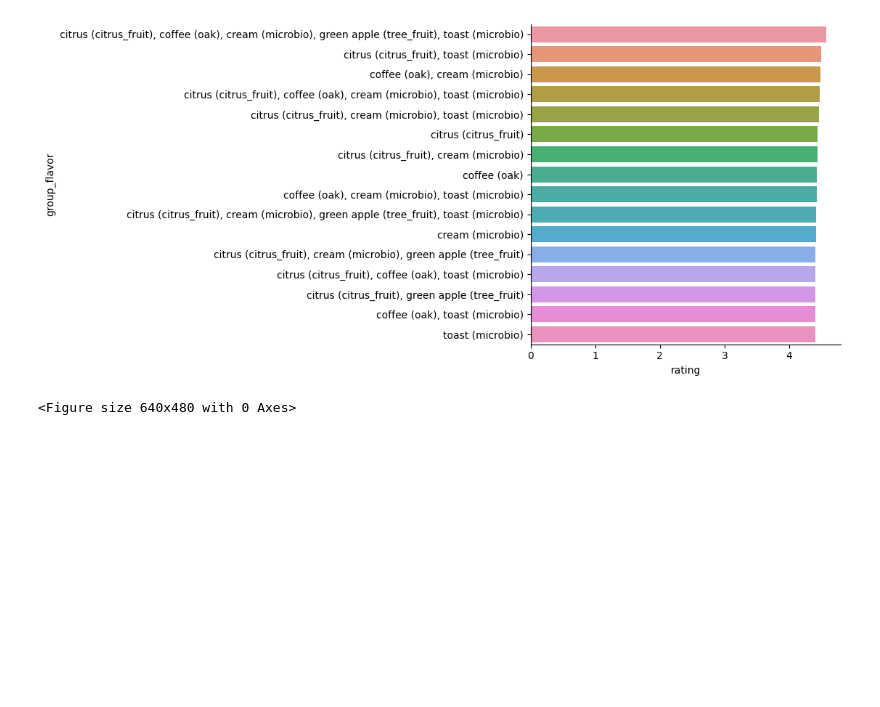
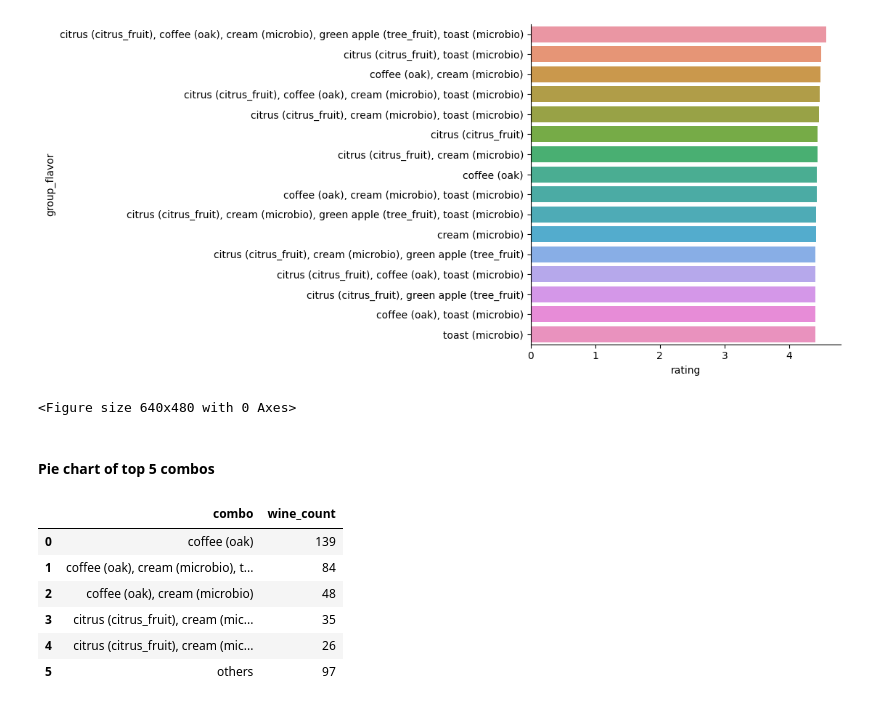
Before and after one commit to Finol12/Wiwinio-Project, a Jupyter notebook: notebooks/question_3.ipynb, the cells around one changed output. Saved outputs shown, nothing was run; the diff lists cells and outputs as text; code cells hidden in the pictures; blank space fills up the shorter version.

```diff
--- a/notebooks/question_3.ipynb
+++ b/notebooks/question_3.ipynb
@@ -303,3 +304,26 @@ plt.clf()
 # %% [output]
 [figure]
 <Figure size 640x480 with 0 Axes>
+# %% [markdown]
+#### Pie chart of top 5 combos
+# %%
+wines_per_taste = flavor_count_per_wine.groupby("group_flavor")[["wine_name"]].count()
+wines_per_taste = wines_per_taste.reset_index()
+wines_per_taste.columns = ["combo", "wine_count"]
+wines_per_taste = wines_per_taste.sort_values("wine_count", ascending=False)
+
+wines_per_taste_top5 = wines_per_taste.iloc[0:5,:]
+
+new_row = {'combo': ['others'], 'wine_count': [sum(wines_per_taste.iloc[5:,1])]}
+wines_per_taste_others = pd.DataFrame(new_row)
+wines_per_taste_top5_rest = pd.concat([wines_per_taste_top5, wines_per_taste_others])
+
+display(wines_per_taste_top5_rest.reset_index(drop=True))
+# %% [output]
+|  | combo | wine_count |
+| 0 | coffee (oak) | 139 |
+| 1 | coffee (oak), cream (microbio), t... | 84 |
+| 2 | coffee (oak), cream (microbio) | 48 |
+| 3 | citrus (citrus_fruit), cream (mic... | 35 |
+| 4 | citrus (citrus_fruit), cream (mic... | 26 |
+| 5 | others | 97 |
```
Also changed, not shown: parts of 5 cells of this notebook.
